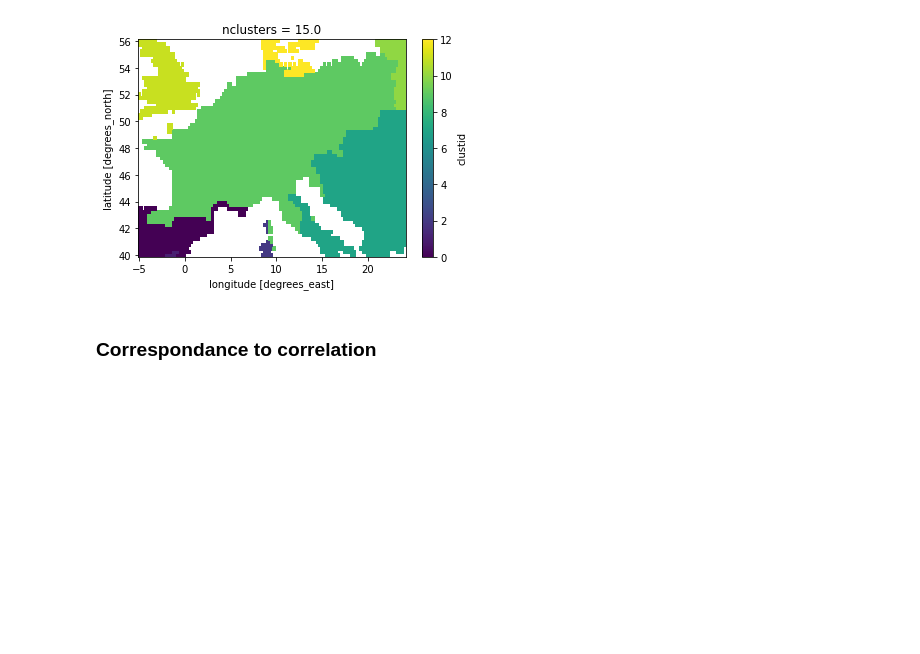
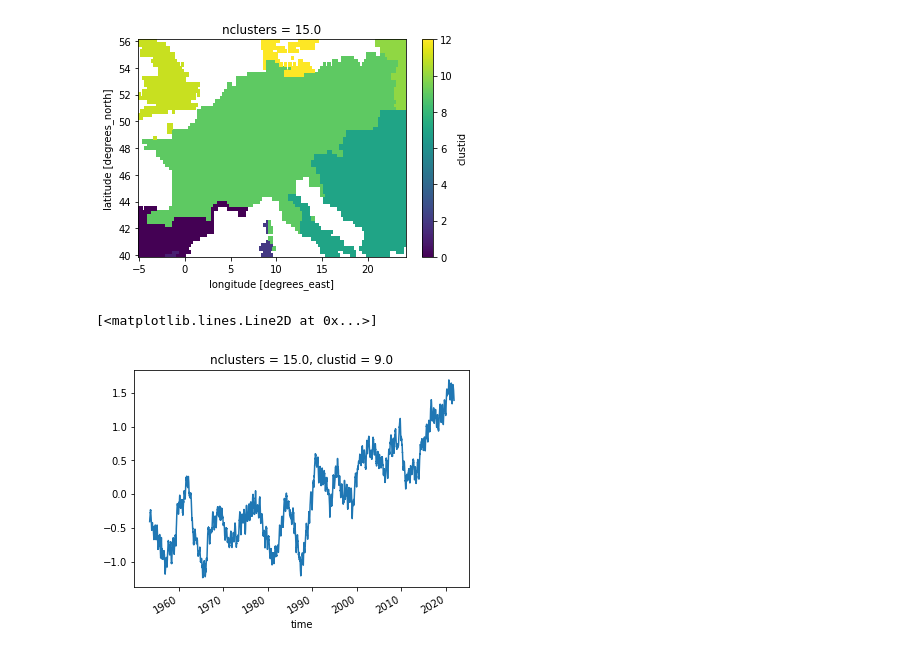
Before and after one commit to chiemvs/telegates, a Jupyter notebook: Explore.ipynb, the cells around one changed output. Saved outputs shown, nothing was run; the diff lists cells and outputs as text; code cells hidden in the pictures; blank space fills up the shorter version.

```diff
--- a/Explore.ipynb
+++ b/Explore.ipynb
@@ -298,7 +298,5 @@ clusterfield.plot()
 <matplotlib.collections.QuadMesh at 0x...>
 [figure]
 # %%
-reduced = response.groupby(clusterfield).mean('stacked_latitude_longitude')
-reduced = reduced.sel(clustid = responseclustid)
+reduced = t2manom.groupby(clusterfield).mean('stacked_latitude_longitude')
+reduced = reduced.sel(clustid = 9)
-# %% [markdown]
-### Correspondance to correlation
@@ -308,0 +303,5 @@ cold2_anom = deseasonalize(cold2,per_year=False, return_polyval=False, degree =
+# %%
+reduced.rolling({'time':1200}).mean().plot()
+# %% [output]
+[<matplotlib.lines.Line2D at 0x...>]
+[figure, added]
```
Also changed, not shown: parts of 10 cells of this notebook.
